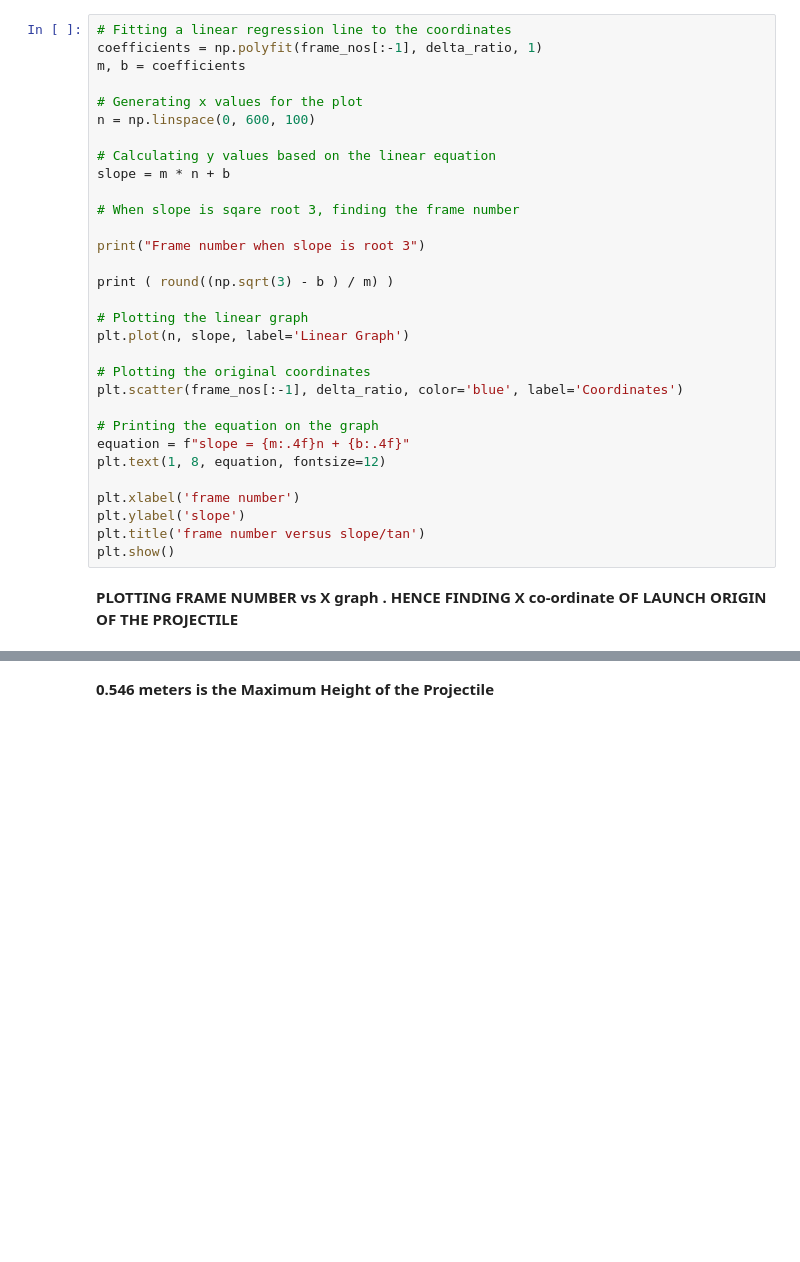
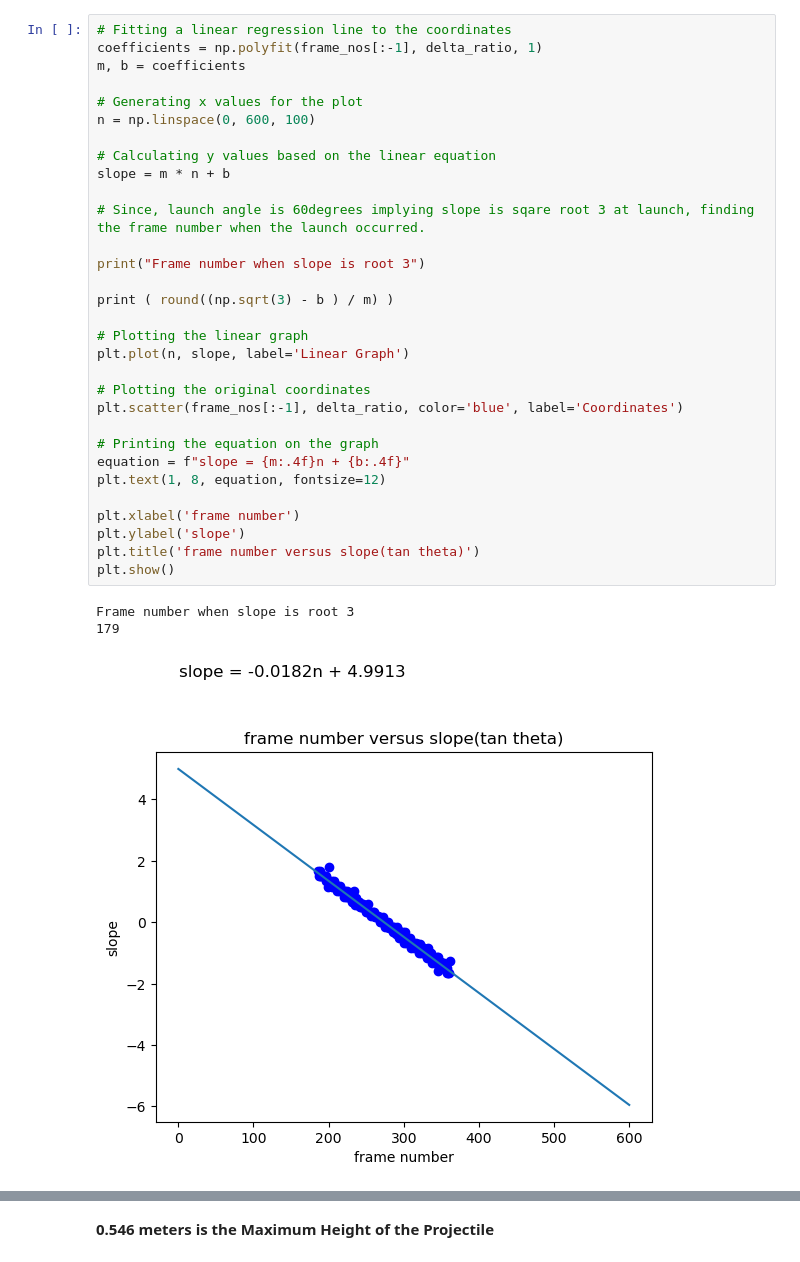
Before and after one commit to gopinath-github99/projectile_analysis_exam, a Jupyter notebook: projectile_analysis.ipynb, the cells around one changed output, grey strips where cells are left out. Drawn from its saved outputs; the diff is of its cells as text; blank space fills up the shorter version.

```diff
--- a/projectile_analysis.ipynb
+++ b/projectile_analysis.ipynb
@@ -162,33 +314,35 @@ print("input data is ready")
 # %%
 # Fitting a linear regression line to the coordinates
 coefficients = np.polyfit(frame_nos[:-1], delta_ratio, 1)
 m, b = coefficients
 
 # Generating x values for the plot
 n = np.linspace(0, 600, 100)
 
 # Calculating y values based on the linear equation
 slope = m * n + b
 
-# When slope is sqare root 3, finding the frame number
+# Since, launch angle is 60degrees implying slope is sqare root 3 at launch, finding the frame number when the launch occurred.
 
 print("Frame number when slope is root 3")
 
 print ( round((np.sqrt(3) - b ) / m) )
 
 # Plotting the linear graph
 plt.plot(n, slope, label='Linear Graph')
 
 # Plotting the original coordinates
 plt.scatter(frame_nos[:-1], delta_ratio, color='blue', label='Coordinates')
 
 # Printing the equation on the graph
 equation = f"slope = {m:.4f}n + {b:.4f}"
 plt.text(1, 8, equation, fontsize=12)
 
 plt.xlabel('frame number')
 plt.ylabel('slope')
-plt.title('frame number versus slope/tan')
+plt.title('frame number versus slope(tan theta)')
 plt.show()
+# %% [output]
+Frame number when slope is root 3
+179
+[figure, added]
-# %% [markdown]
-**PLOTTING FRAME NUMBER vs X graph . HENCE FINDING X co-ordinate OF LAUNCH ORIGIN OF THE PROJECTILE**
```
Also changed, not shown: parts of 38 cells of this notebook.
